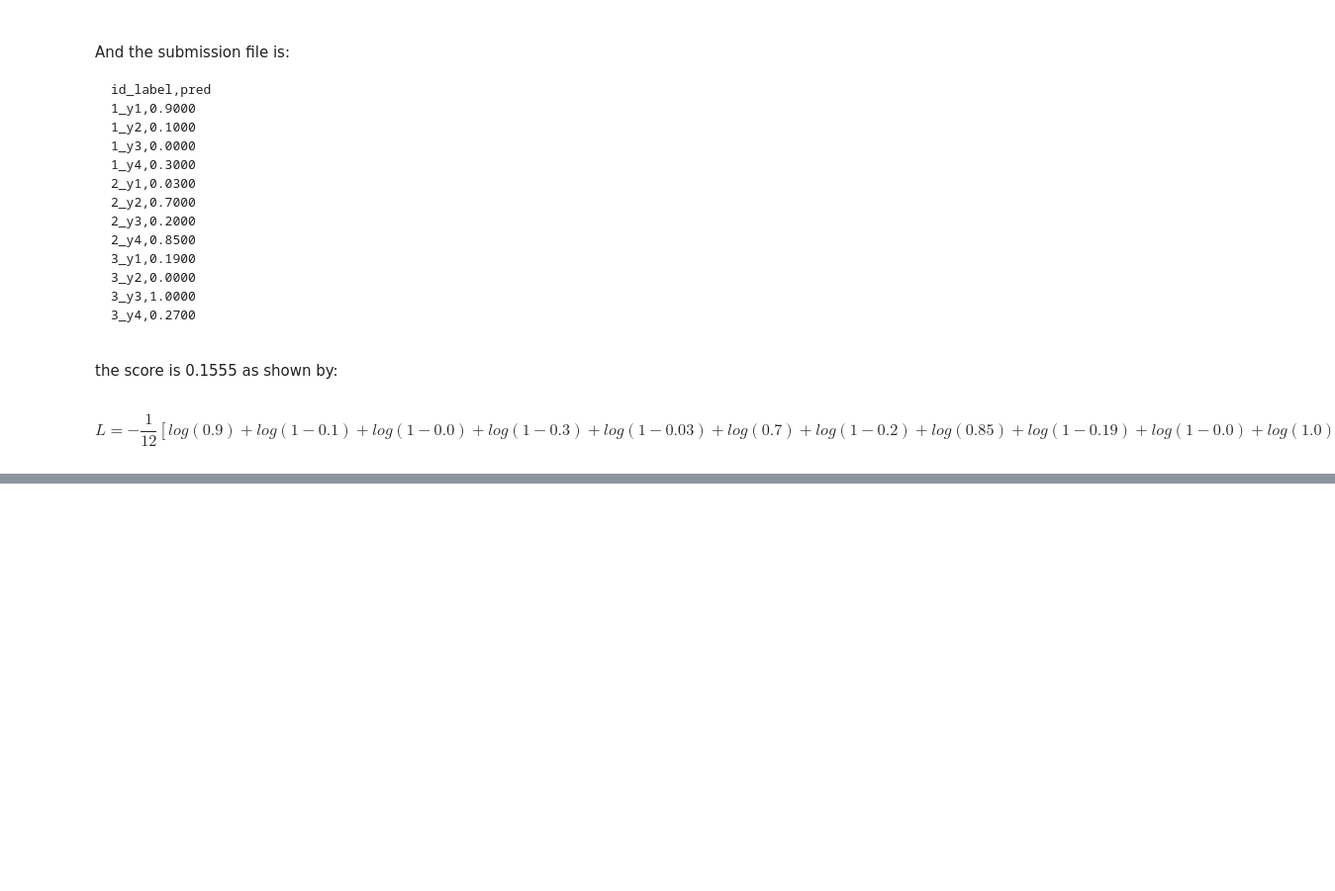
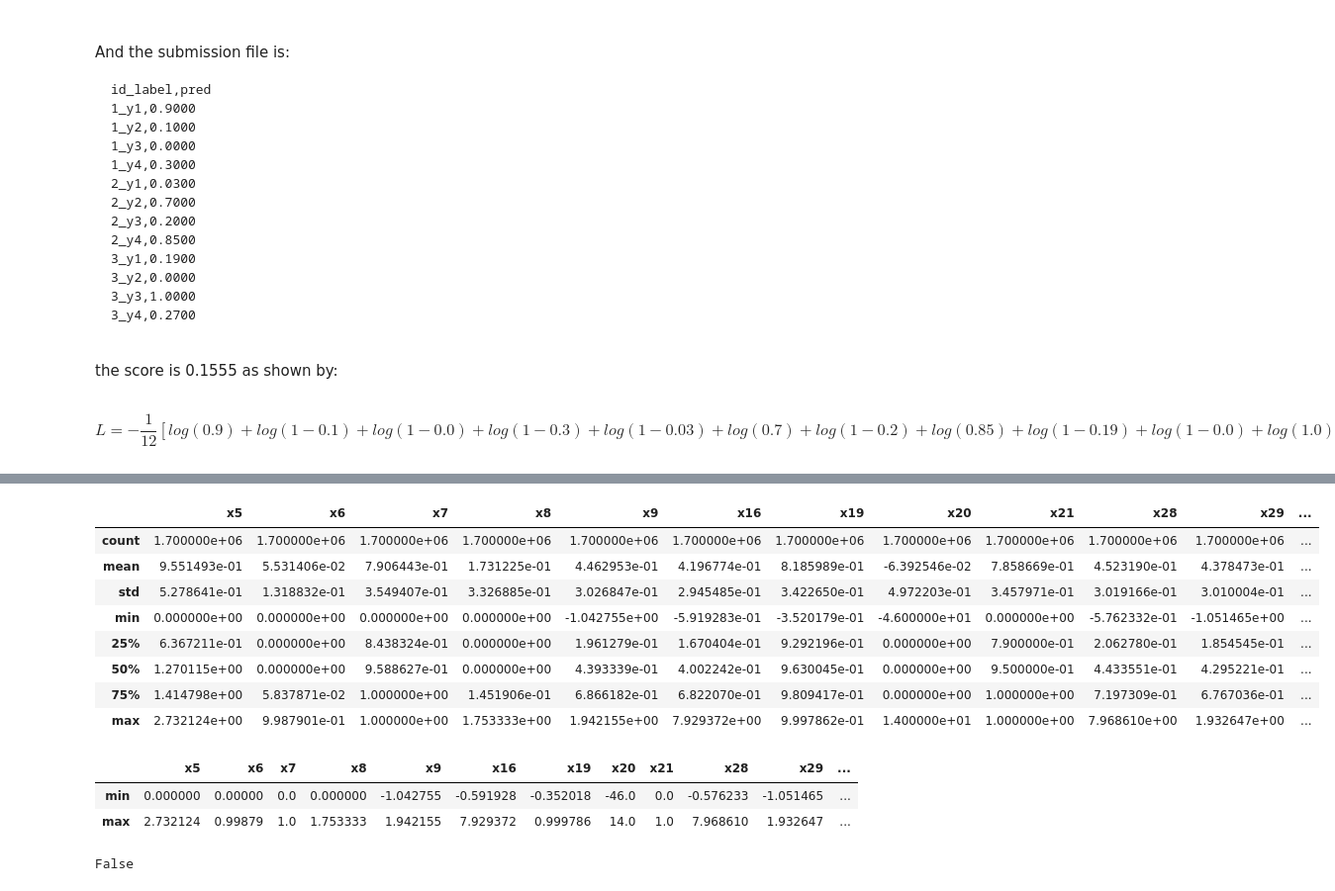
Before and after one commit to felipe-dossantos-dev/mlnd-capstone-tradeshift, a Jupyter notebook: notebooks/capstone-report.ipynb, the cells around one changed output, grey strips where cells are left out. Shown at 99% size. Drawn from its saved outputs; the diff is of its cells as text; code cells hidden in the pictures; blank space fills up the shorter version.

```diff
--- a/notebooks/capstone-report.ipynb
+++ b/notebooks/capstone-report.ipynb
@@ -81,0 +100,12 @@ $$L = - \frac{1}{12} \left [ log(0.9) + log(1-0.1) + log(1-0.0) +log(1-0.3) + lo
+# %%
+%load_ext autoreload
+%autoreload 2
+
+import src.describe as d
+import pandas as pd
+
+pd.set_option('display.max_columns', None)
+pd.set_option('display.expand_frame_repr', False)
+pd.set_option('max_colwidth', -1)
+
+train_features = d.read_train_features()
@@ -81,0 +141,3 @@ $$L = - \frac{1}{12} \left [ log(0.9) + log(1-0.1) + log(1-0.0) +log(1-0.3) + lo
+# %%
+meta = d.create_features_meta(train_features)
+meta.head(10)
@@ -81,0 +185,25 @@ $$L = - \frac{1}{12} \left [ log(0.9) + log(1-0.1) + log(1-0.0) +log(1-0.3) + lo
+# %%
+float_features = meta[(meta.category == 'numerical') & (meta.dtype == 'float64')].index
+float_train_features = train_features[float_features]
+float_train_features_describe = float_train_features.describe()
+float_train_features_describe
+# %% [output]
+|  | x5 | x6 | x7 | x8 | x9 | x16 | x19 | x20 | x21 | x28 | x29 | ... |
+| count | 1.700000e+06 | 1.700000e+06 | 1.700000e+06 | 1.700000e+06 | 1.700000e+06 | 1.700000e+06 | 1.700000e+06 | 1.700000e+06 | 1.700000e+06 | 1.700000e+06 | 1.700000e+06 | ... |
+| mean | 9.551493e-01 | 5.531406e-02 | 7.906443e-01 | 1.731225e-01 | 4.462953e-01 | 4.196774e-01 | 8.185989e-01 | -6.392546e-02 | 7.858669e-01 | 4.523190e-01 | 4.378473e-01 | ... |
+| std | 5.278641e-01 | 1.318832e-01 | 3.549407e-01 | 3.326885e-01 | 3.026847e-01 | 2.945485e-01 | 3.422650e-01 | 4.972203e-01 | 3.457971e-01 | 3.019166e-01 | 3.010004e-01 | ... |
+| min | 0.000000e+00 | 0.000000e+00 | 0.000000e+00 | 0.000000e+00 | -1.042755e+00 | -5.919283e-01 | -3.520179e-01 | -4.600000e+01 | 0.000000e+00 | -5.762332e-01 | -1.051465e+00 | ... |
+| 25% | 6.367211e-01 | 0.000000e+00 | 8.438324e-01 | 0.000000e+00 | 1.961279e-01 | 1.670404e-01 | 9.292196e-01 | 0.000000e+00 | 7.900000e-01 | 2.062780e-01 | 1.854545e-01 | ... |
+| 50% | 1.270115e+00 | 0.000000e+00 | 9.588627e-01 | 0.000000e+00 | 4.393339e-01 | 4.002242e-01 | 9.630045e-01 | 0.000000e+00 | 9.500000e-01 | 4.433551e-01 | 4.295221e-01 | ... |
+| 75% | 1.414798e+00 | 5.837871e-02 | 1.000000e+00 | 1.451906e-01 | 6.866182e-01 | 6.822070e-01 | 9.809417e-01 | 0.000000e+00 | 1.000000e+00 | 7.197309e-01 | 6.767036e-01 | ... |
+| max | 2.732124e+00 | 9.987901e-01 | 1.000000e+00 | 1.753333e+00 | 1.942155e+00 | 7.929372e+00 | 9.997862e-01 | 1.400000e+01 | 1.000000e+00 | 7.968610e+00 | 1.932647e+00 | ... |
+# %%
+float_train_features_describe.loc()[['min','max']]
+# %% [output]
+|  | x5 | x6 | x7 | x8 | x9 | x16 | x19 | x20 | x21 | x28 | x29 | ... |
+| min | 0.000000 | 0.00000 | 0.0 | 0.000000 | -1.042755 | -0.591928 | -0.352018 | -46.0 | 0.0 | -0.576233 | -1.051465 | ... |
+| max | 2.732124 | 0.99879 | 1.0 | 1.753333 | 1.942155 | 7.929372 | 0.999786 | 14.0 | 1.0 | 7.968610 | 1.932647 | ... |
+# %%
+float_train_features.isnull().any().any()
+# %% [output]
+False
```
Also changed, not shown: parts of 30 cells of this notebook, 1 other file.
